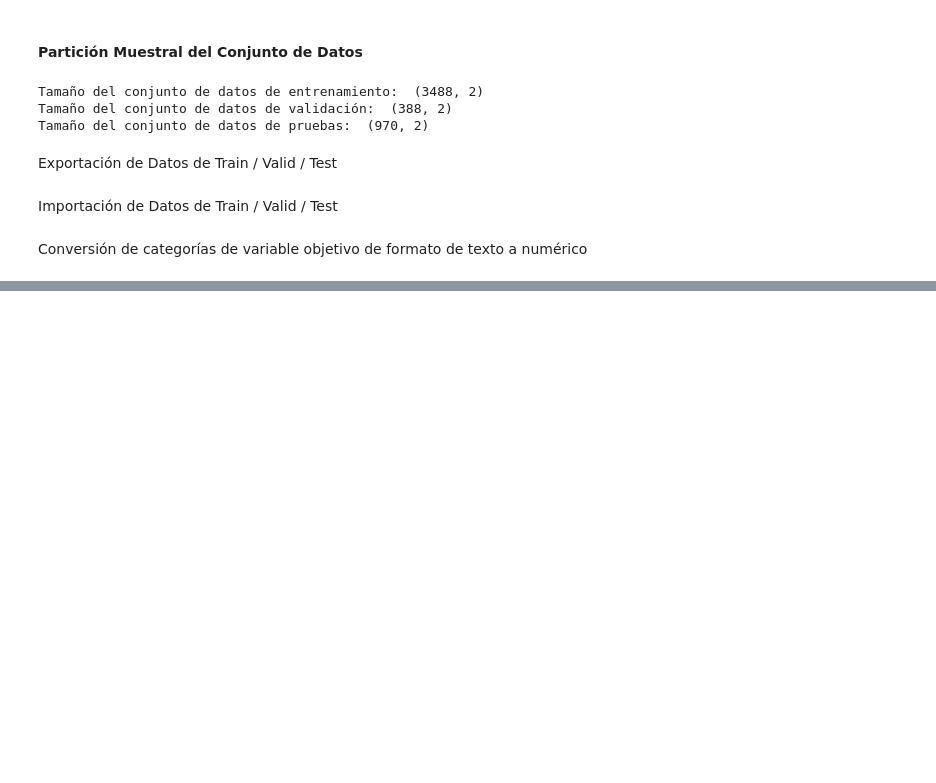
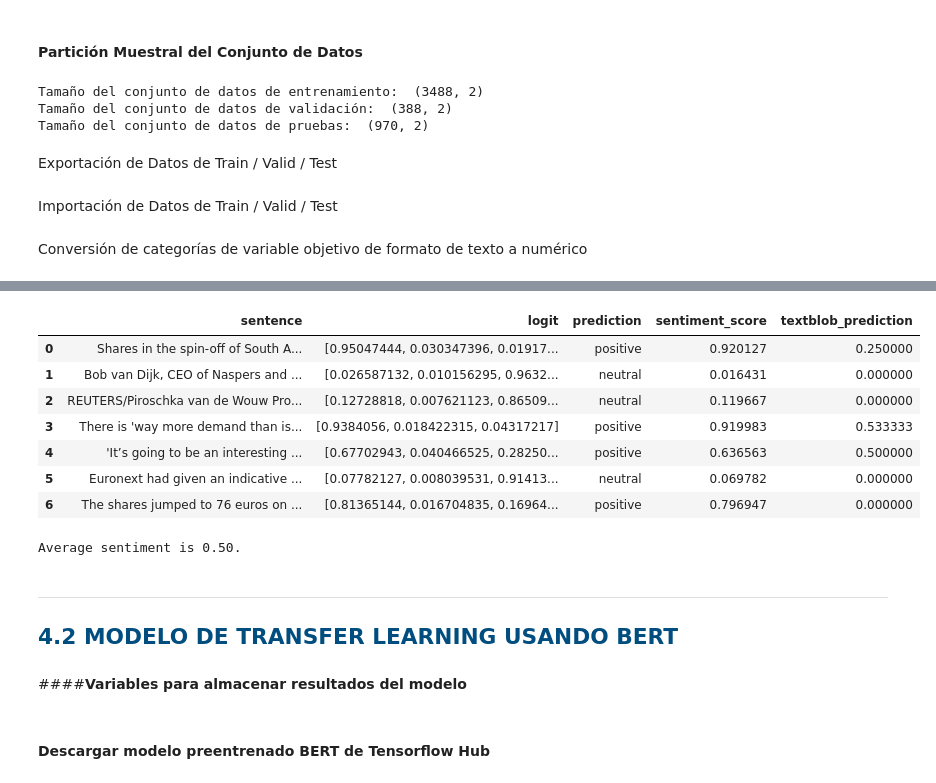
Before and after one commit to nelsimelgarejo/Analisis-de-Sentimiento, a Jupyter notebook: ProyDL_AnalisisSentimiento.ipynb, the cells around one changed output, grey strips where cells are left out. Drawn from its saved outputs; the diff is of its cells as text; code cells hidden in the pictures; blank space fills up the shorter version.

```diff
--- a/ProyDL_AnalisisSentimiento.ipynb
+++ b/ProyDL_AnalisisSentimiento.ipynb
@@ -392,0 +642,3 @@ test_data['label'] = test_data['label'].map({'positive': 2, 'neutral': 1, 'negat
+# %%
+cl_path = project_dir/'models'/'classifier_model'/'finbert-sentiment'
+model = AutoModelForSequenceClassification.from_pretrained(cl_path, cache_dir=None, num_labels=3)
@@ -392,0 +695,15 @@ test_data['label'] = test_data['label'].map({'positive': 2, 'neutral': 1, 'negat
+# %%
+text2 = "Shares in the spin-off of South African e-commerce group Naspers surged more than 25% \
+in the first minutes of their market debut in Amsterdam on Wednesday. Bob van Dijk, CEO of \
+Naspers and Prosus Group poses at Amsterdam's stock exchange, as Prosus begins trading on the \
+Euronext stock exchange in Amsterdam, Netherlands, September 11, 2019. REUTERS/Piroschka van de Wouw \
+Prosus comprises Naspers’ global empire of consumer internet assets, with the jewel in the crown a \
+31% stake in Chinese tech titan Tencent. There is 'way more demand than is even available, so that’s \
+good,' said the CEO of Euronext Amsterdam, Maurice van Tilburg. 'It’s going to be an interesting \
+hour of trade after opening this morning.' Euronext had given an indicative price of 58.70 euros \
+per share for Prosus, implying a market value of 95.3 billion euros ($105 billion). The shares \
+jumped to 76 euros on opening and were trading at 75 euros at 0719 GMT."
+# %%
+from finbert.finbert import predict
+
+result2 = predict(text2,model)
@@ -392,0 +728,23 @@ test_data['label'] = test_data['label'].map({'positive': 2, 'neutral': 1, 'negat
+# %%
+blob = TextBlob(text2)
+result2['textblob_prediction'] = [sentence.sentiment.polarity for sentence in blob.sentences]
+result2
+# %% [output]
+|  | sentence | logit | prediction | sentiment_score | textblob_prediction |
+| 0 | Shares in the spin-off of South A... | [0.95047444, 0.030347396, 0.01917... | positive | 0.920127 | 0.250000 |
+| 1 | Bob van Dijk, CEO of Naspers and ... | [0.026587132, 0.010156295, 0.9632... | neutral | 0.016431 | 0.000000 |
+| 2 | REUTERS/Piroschka van de Wouw Pro... | [0.12728818, 0.007621123, 0.86509... | neutral | 0.119667 | 0.000000 |
+| 3 | There is 'way more demand than is... | [0.9384056, 0.018422315, 0.04317217] | positive | 0.919983 | 0.533333 |
+| 4 | 'It’s going to be an interesting ... | [0.67702943, 0.040466525, 0.28250... | positive | 0.636563 | 0.500000 |
+| 5 | Euronext had given an indicative ... | [0.07782127, 0.008039531, 0.91413... | neutral | 0.069782 | 0.000000 |
+| 6 | The shares jumped to 76 euros on ... | [0.81365144, 0.016704835, 0.16964... | positive | 0.796947 | 0.000000 |
+# %%
+print(f'Average sentiment is %.2f.' % (result2.sentiment_score.mean()))
+# %% [output]
+Average sentiment is 0.50.
+# %% [markdown]
+---
+<a id="section0"></a>
+## <font color="#004D7F">4.2 MODELO DE TRANSFER LEARNING USANDO BERT</font>
+# %% [markdown]
+####**Variables para almacenar resultados del modelo**
@@ -392,0 +765,2 @@ test_data['label'] = test_data['label'].map({'positive': 2, 'neutral': 1, 'negat
+# %% [markdown]
+#### **Descargar modelo preentrenado BERT de Tensorflow Hub**
```
Also changed, not shown: parts of 80 cells of this notebook.
